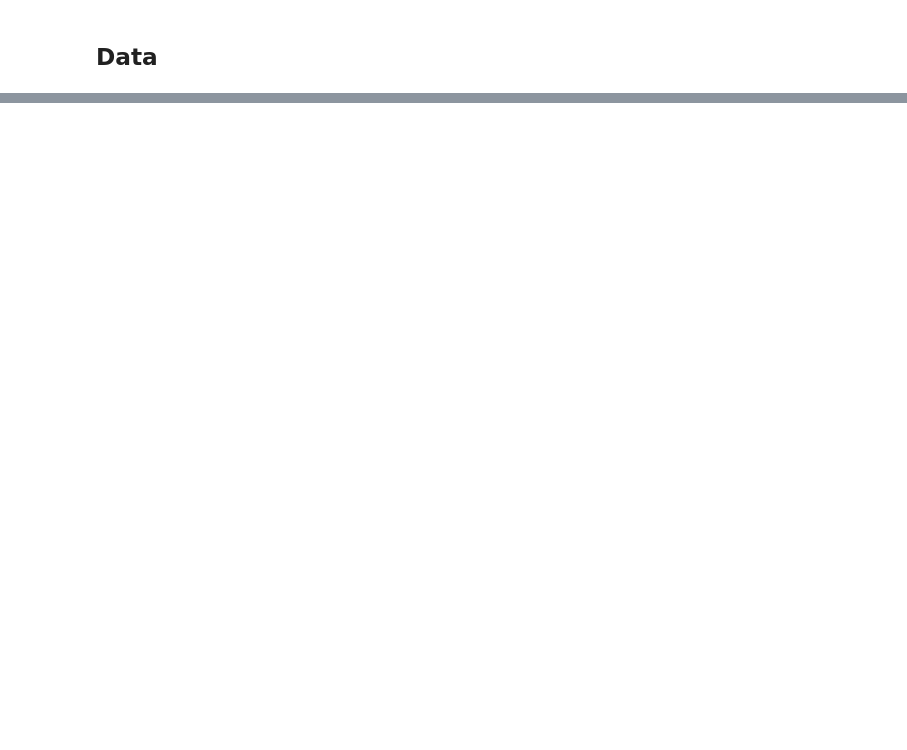
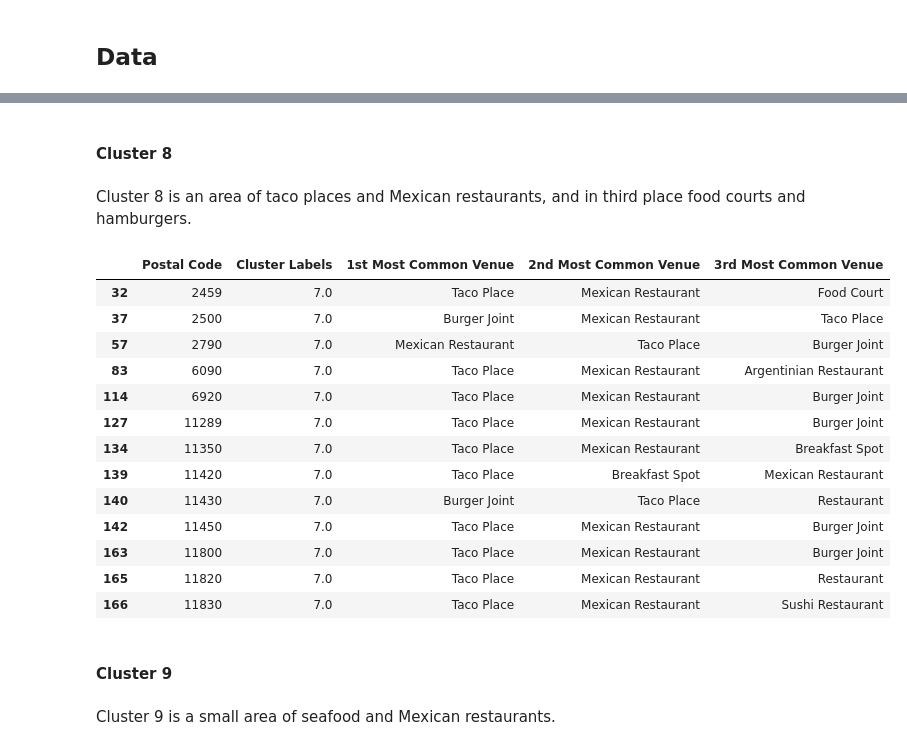
Before and after one commit to AnaMCD-lab/AppliedDataScienceCapstone-IBMCourse, a Jupyter notebook: The-Battle-of-the-Neighborhoods-IBMCoursera.ipynb, the cells around one changed output, grey strips where cells are left out. Drawn from its saved outputs; the diff is of its cells as text; code cells hidden in the pictures; blank space fills up the shorter version.

```diff
--- a/The-Battle-of-the-Neighborhoods-IBMCoursera.ipynb
+++ b/The-Battle-of-the-Neighborhoods-IBMCoursera.ipynb
@@ -33,0 +641,6 @@ To obtain the data about restaurants, an area of Mexico City will be divided int
+# %%
+def return_most_common_venues(row, num_top_venues):
+    row_categories = row.iloc[1:]
+    row_categories_sorted = row_categories.sort_values(ascending=False)
+
+    return row_categories_sorted.index.values[0:num_top_venues]
@@ -33,0 +681,11 @@ To obtain the data about restaurants, an area of Mexico City will be divided int
+# %%
+# set number of clusters
+kclusters = 10
+
+cluster = fcdmx_venues_grouped.drop('Neighborhood', 1)
+
+# run k-means clustering
+kmeans = KMeans(n_clusters=kclusters, random_state=0).fit(cluster)
+
+# check cluster labels generated for each row in the dataframe
+kmeans.labels_[0:10]
@@ -33,0 +714,10 @@ To obtain the data about restaurants, an area of Mexico City will be divided int
+# %%
+# add clustering labels
+neighborhoods_venues_sorted.insert(0, 'Cluster Labels', kmeans.labels_)
+
+cdmx_merged = df
+
+# merge toronto_grouped with toronto_data to add latitude/longitude for each neighborhood
+cdmx_merged = cdmx_merged.join(neighborhoods_venues_sorted.set_index('Neighborhood'), on='Neighborhood')
+
+cdmx_merged.head() # check the last columns!
@@ -33,0 +733,3 @@ To obtain the data about restaurants, an area of Mexico City will be divided int
+# %%
+cdmx_merged.dropna(inplace=True)
+cdmx_merged.head()
@@ -33,0 +907,25 @@ To obtain the data about restaurants, an area of Mexico City will be divided int
+# %% [markdown]
+#### Cluster 8 <a name="c8"></a>
+# %% [markdown]
+Cluster 8 is an area of taco places and Mexican restaurants, and in third place food courts and hamburgers.
+# %%
+cdmx_merged.loc[cdmx_merged['Cluster Labels'] == 7, cdmx_merged.columns[[1] + list(range(5, cdmx_merged.shape[1]))]]
+# %% [output]
+|  | Postal Code | Cluster Labels | 1st Most Common Venue | 2nd Most Common Venue | 3rd Most Common Venue |
+| 32 | 2459 | 7.0 | Taco Place | Mexican Restaurant | Food Court |
+| 37 | 2500 | 7.0 | Burger Joint | Mexican Restaurant | Taco Place |
+| 57 | 2790 | 7.0 | Mexican Restaurant | Taco Place | Burger Joint |
+| 83 | 6090 | 7.0 | Taco Place | Mexican Restaurant | Argentinian Restaurant |
+| 114 | 6920 | 7.0 | Taco Place | Mexican Restaurant | Burger Joint |
+| 127 | 11289 | 7.0 | Taco Place | Mexican Restaurant | Burger Joint |
+| 134 | 11350 | 7.0 | Taco Place | Mexican Restaurant | Breakfast Spot |
+| 139 | 11420 | 7.0 | Taco Place | Breakfast Spot | Mexican Restaurant |
+| 140 | 11430 | 7.0 | Burger Joint | Taco Place | Restaurant |
+| 142 | 11450 | 7.0 | Taco Place | Mexican Restaurant | Burger Joint |
+| 163 | 11800 | 7.0 | Taco Place | Mexican Restaurant | Burger Joint |
+| 165 | 11820 | 7.0 | Taco Place | Mexican Restaurant | Restaurant |
+| 166 | 11830 | 7.0 | Taco Place | Mexican Restaurant | Sushi Restaurant |
+# %% [markdown]
+#### Cluster 9 <a name="c9"></a>
+# %% [markdown]
+Cluster 9 is a small area of seafood and Mexican restaurants.
```
Also changed, not shown: parts of 118 cells of this notebook, 2 other files.
